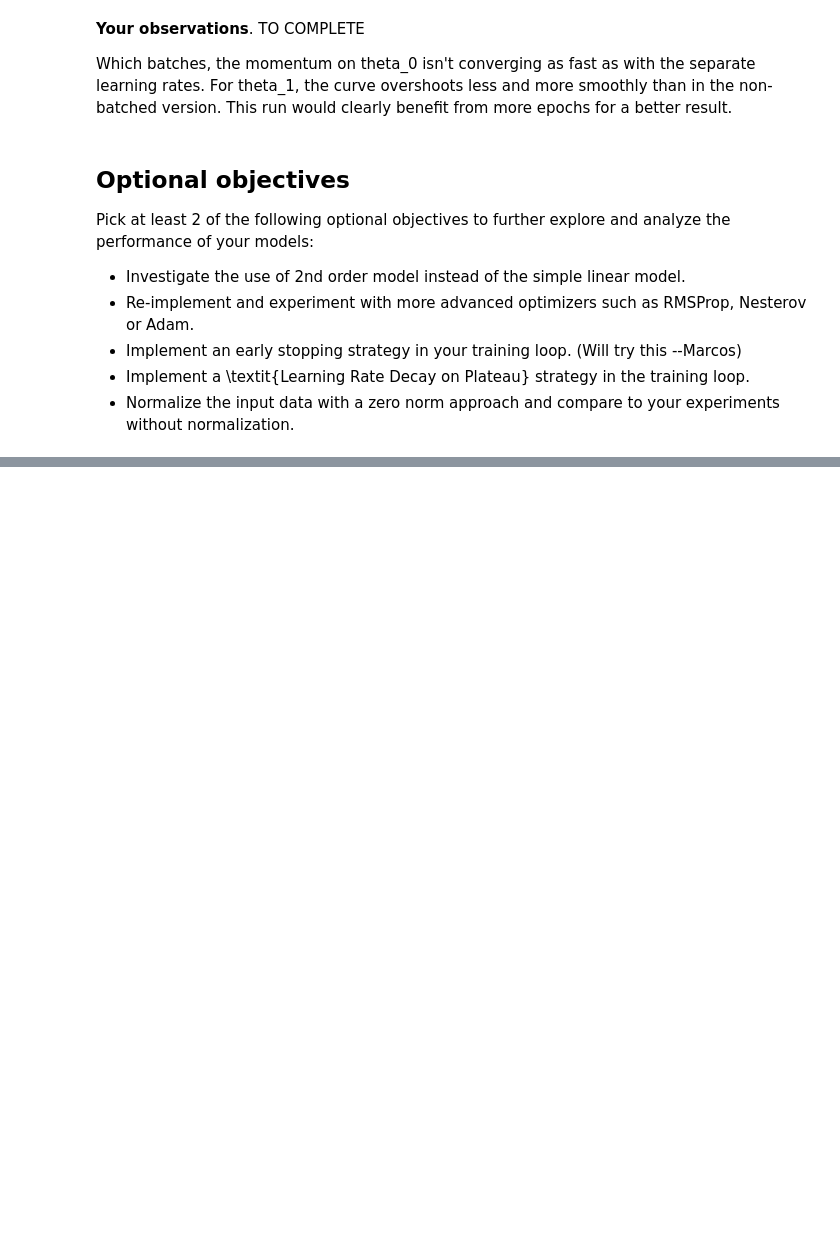
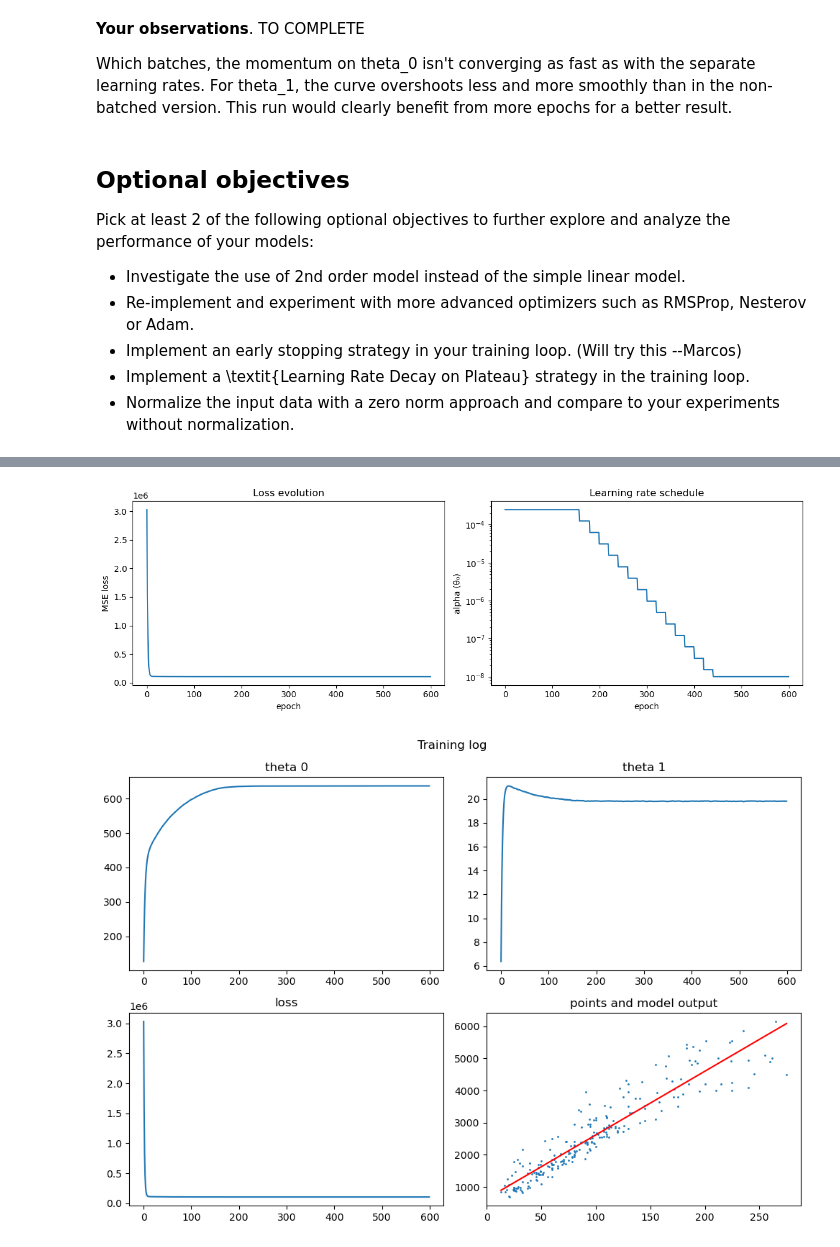
Before and after one commit to marcosncosta1/DeepLearning_practical_2, a Jupyter notebook: student-input/cg-linear-regression-stud.ipynb, the cells around one changed output, grey strips where cells are left out. Cells and saved outputs as stored; diff of their text form; code cells hidden in the pictures; blank space fills up the shorter version.

```diff
--- a/student-input/cg-linear-regression-stud.ipynb
+++ b/student-input/cg-linear-regression-stud.ipynb
@@ -645,0 +653,68 @@ Pick at least 2 of the following optional objectives to further explore and anal
+# %%
+alpha        = 0.00025      # starting LR for theta_0
+alpha_t1     = 0.0000001    # starting LR for theta_1
+decay_factor = 0.5          # multiply LR by this when plateau detected
+patience     = 20           # epochs to wait before decaying
+min_delta    = 50.0         # minimum improvement to reset patience counter
+min_alpha    = 1e-8         # floor — stop decaying below this
+epochs       = 600
+N            = len(living_area)
+
+t0, t1       = 0.0, 0.0
+best_loss    = float('inf')
+patience_ctr = 0
+
+loss_evolution  = []
+t0_evolution    = []
+t1_evolution    = []
+alpha_evolution = []  # track how LR changes over time
+
+for epoch in range(epochs):
+    epoch_loss = 0.0
+    indices = list(range(N))
+    random.shuffle(indices)
+
+    for n in indices:
+        cg.reset_values()
+        cg.forward([living_area[n], t0, t1, rent_price[n]])
+        cg.backward()
+        t0 -= alpha   * theta_0.grad_v
+        t1 -= alpha_t1 * theta_1.grad_v
+        epoch_loss += j.v
+
+    mean_loss = epoch_loss / N
+    loss_evolution.append(mean_loss)
+    t0_evolution.append(t0)
+    t1_evolution.append(t1)
+    alpha_evolution.append(alpha)
+
+    # plateau check
+    if mean_loss < best_loss - min_delta:
+        best_loss    = mean_loss
+        patience_ctr = 0
+    else:
+        patience_ctr += 1
+        if patience_ctr >= patience and alpha > min_alpha:
+            alpha        = max(alpha * decay_factor, min_alpha)
+            patience_ctr = 0
+            print(f"Epoch {epoch}: plateau detected → LR decayed to {alpha:.2e}")
+
+    if epoch % 50 == 0:
+        print(f"Epoch {epoch:4d} | loss: {mean_loss:10.2f} | θ0={t0:.2f} | θ1={t1:.4f} | α={alpha:.2e}")
+
+print(f"\nFinal θ0={t0:.2f} (ref: 657.7), θ1={t1:.4f} (ref: 19.66)")
+y_hat_final = t0 + t1 * living_area
+print(f"Final MSE:  {mse_loss(y_hat_final, rent_price):.2f}")
+print(f"Final RMSE: {rmse_loss(y_hat_final, rent_price):.2f}")
+
+# plot loss and LR schedule side by side
+fig, axes = plt.subplots(1, 2, figsize=(12, 4))
+axes[0].plot(loss_evolution)
+axes[0].set_title('Loss evolution'); axes[0].set_xlabel('epoch'); axes[0].set_ylabel('MSE loss')
+axes[1].plot(alpha_evolution)
+axes[1].set_title('Learning rate schedule'); axes[1].set_xlabel('epoch'); axes[1].set_ylabel('alpha (θ₀)')
+axes[1].set_yscale('log')
+plt.tight_layout(); plt.show()
+
+plot_training_log(loss_evolution, t0_evolution, t1_evolution, living_area, rent_price)
+# %% [output]
@@ -645,0 +738,2 @@ Pick at least 2 of the following optional objectives to further explore and anal
+[figure, added]
+[figure, added]
```
Also changed, not shown: parts of 7 cells of this notebook.
